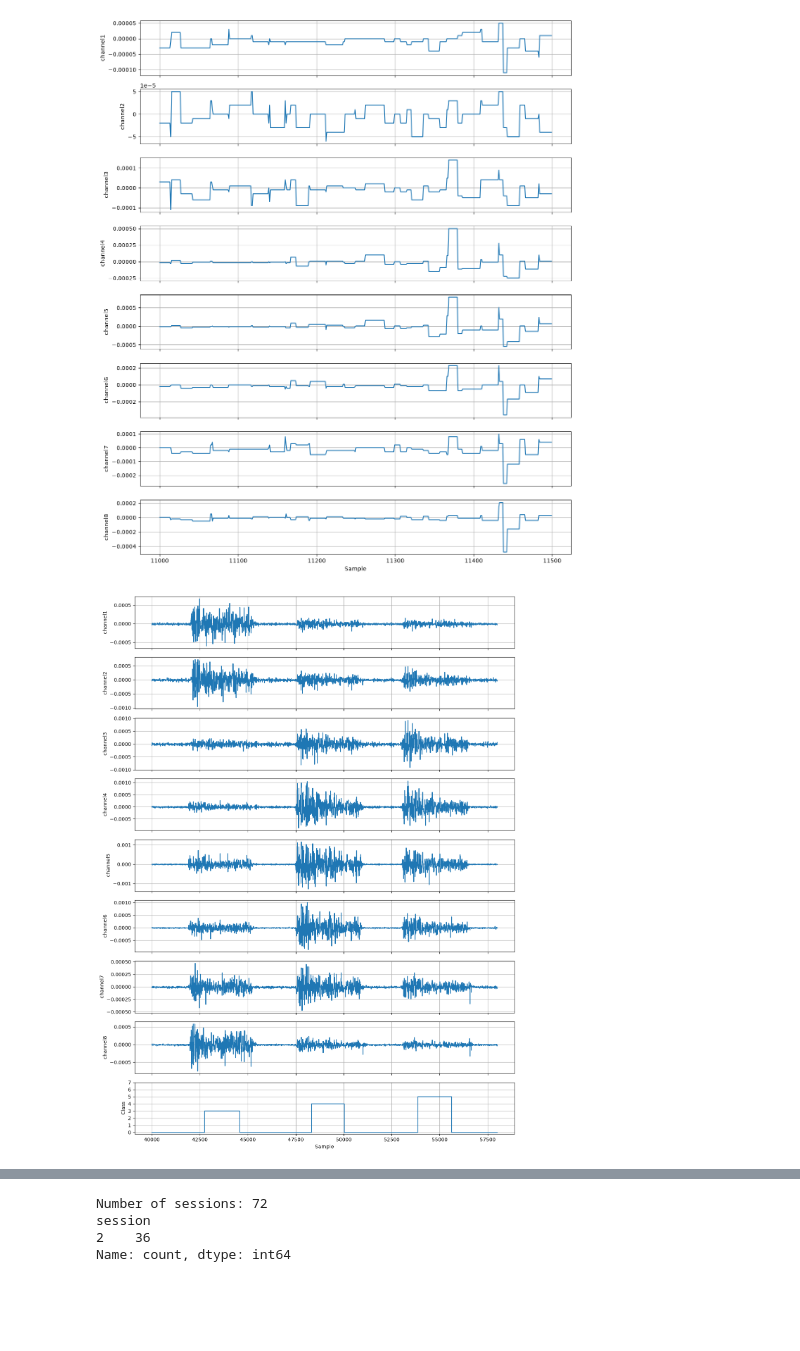
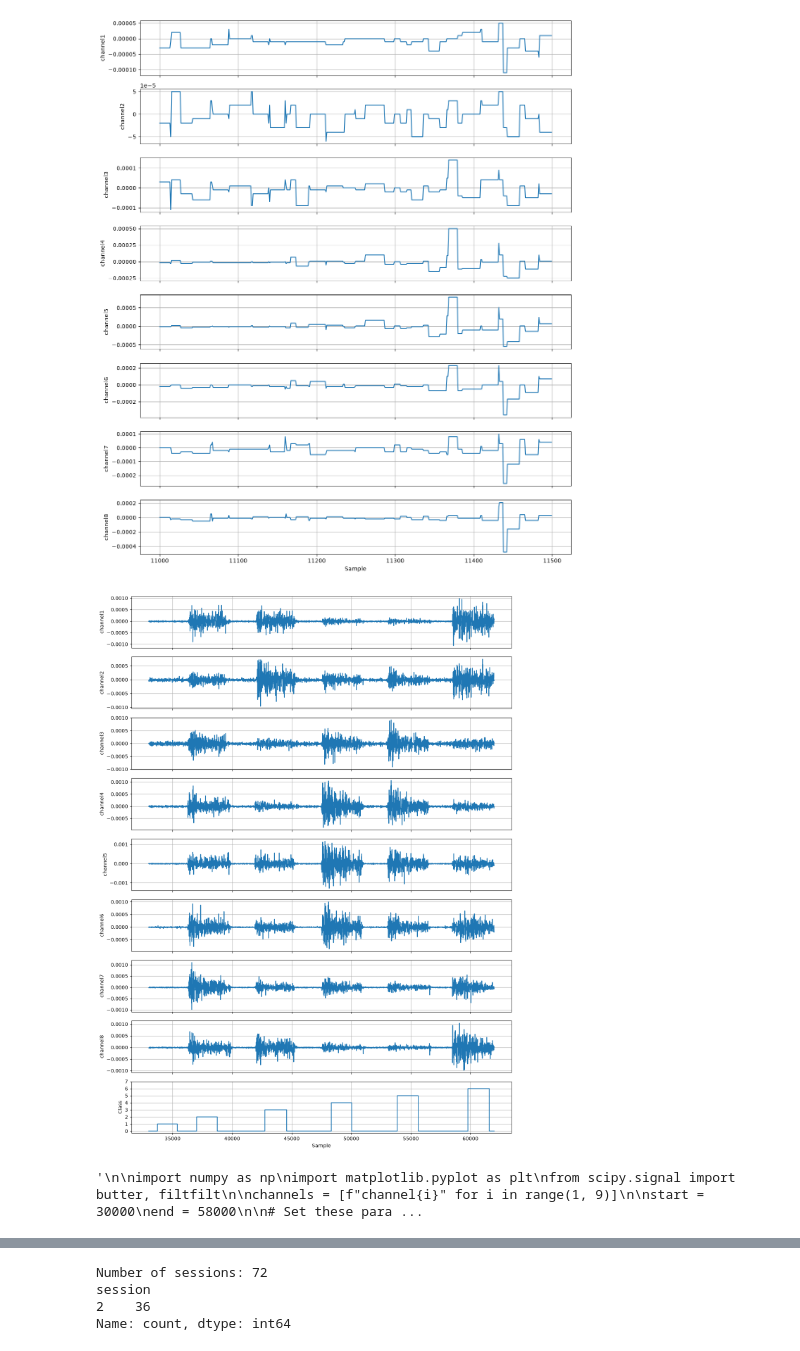
Before and after one commit to laauritaa/S-S_EMG, a Jupyter notebook: Data_Overview.ipynb, the cells around one changed output, grey strips where cells are left out. Drawn from its saved outputs; the diff is of its cells as text; code cells hidden in the pictures; blank space fills up the shorter version.

```diff
--- a/Data_Overview.ipynb
+++ b/Data_Overview.ipynb
@@ -830,11 +860,11 @@ plt.show()
 # %% [output]
 [figure]
 # %%
-"""
+
 channels = [f"channel{i}" for i in range(1, 9)]
 
-start = 40000
-end = 58000
+start = 33000
+end = 62000
 
 fig, axes = plt.subplots(
     9, 1, figsize=(12, 16), sharex=True
@@ -859,14 +889,13 @@ plt.tight_layout()
 plt.show()
 """
 
-
 import numpy as np
 import matplotlib.pyplot as plt
 from scipy.signal import butter, filtfilt
 
 channels = [f"channel{i}" for i in range(1, 9)]
 
-start = 40000
+start = 30000
 end = 58000
 
 # Set these parameters according to your EMG acquisition
@@ -888,35 +917,36 @@ for channel in channels:
 
     # Low-pass filtering to obtain the envelope
     envelopes[channel] = filtfilt(b, a, rectified_emg)
 
 # Plot envelopes and class labels
 fig, axes = plt.subplots(
     9, 1, figsize=(12, 16), sharex=True
 )
 
 for i, channel in enumerate(channels):
     axes[i].plot(
         df.index[start:end],
         envelopes[channel][start:end],
         linewidth=1
     )
     axes[i].set_ylabel(channel)
     axes[i].grid(True)
 
 axes[8].step(
     df.index[start:end],
     df["class"].iloc[start:end],
     where="post"
 )
 axes[8].set_ylabel("Class")
 axes[8].set_xlabel("Sample")
 axes[8].set_yticks(range(8))
 axes[8].grid(True)
 
 plt.tight_layout()
-plt.show()
+plt.show() """
 # %% [output]
-[figure, old version]
+[figure, new version]
+'\n\nimport numpy as np\nimport matplotlib.pyplot as plt\nfrom scipy.signal import butter, filtfilt\n\nchannels = [f"channel{i}" for i in range(1, 9)]\n\nstart = 30000\nend = 58000\n\n# Set these para ...
 # %%
 print(df.columns.tolist())
 print(df["time"].head(50))
```
Also changed, not shown: parts of 7 cells of this notebook, 1 other file.
